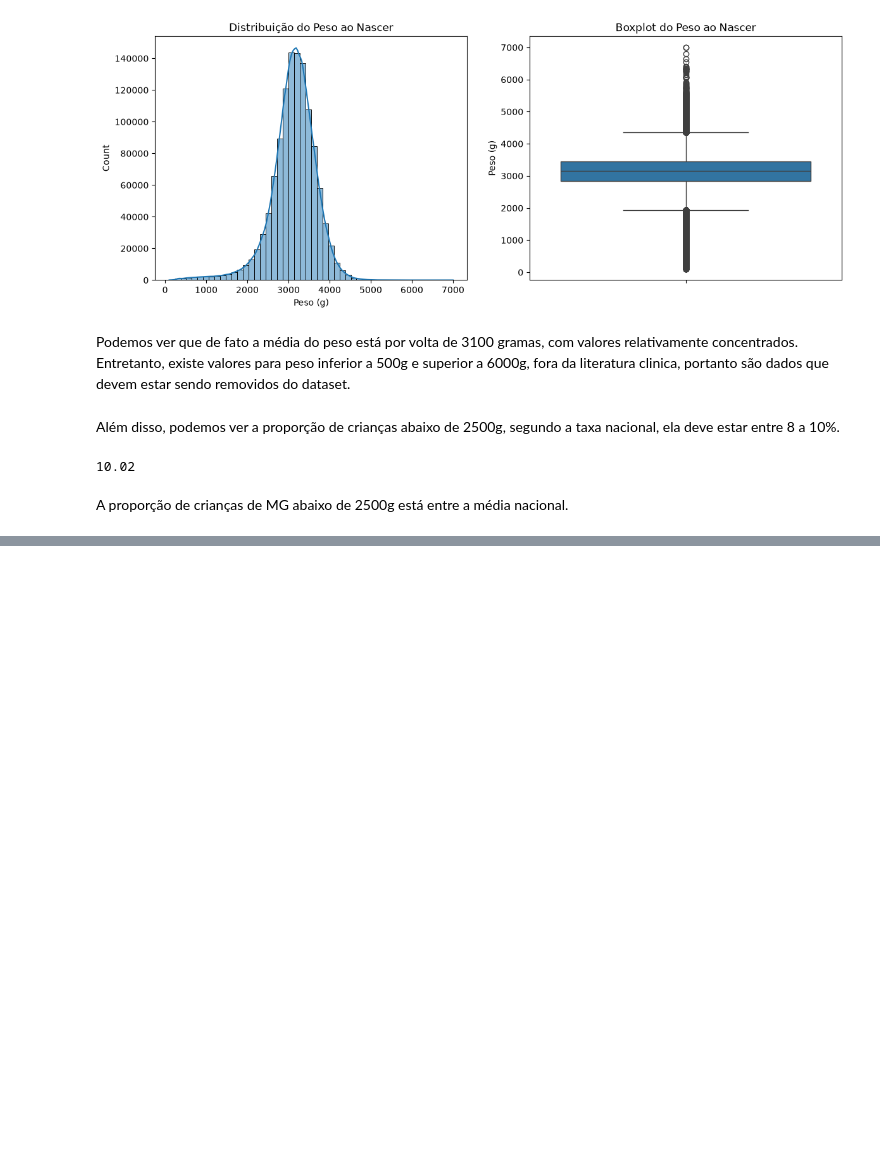
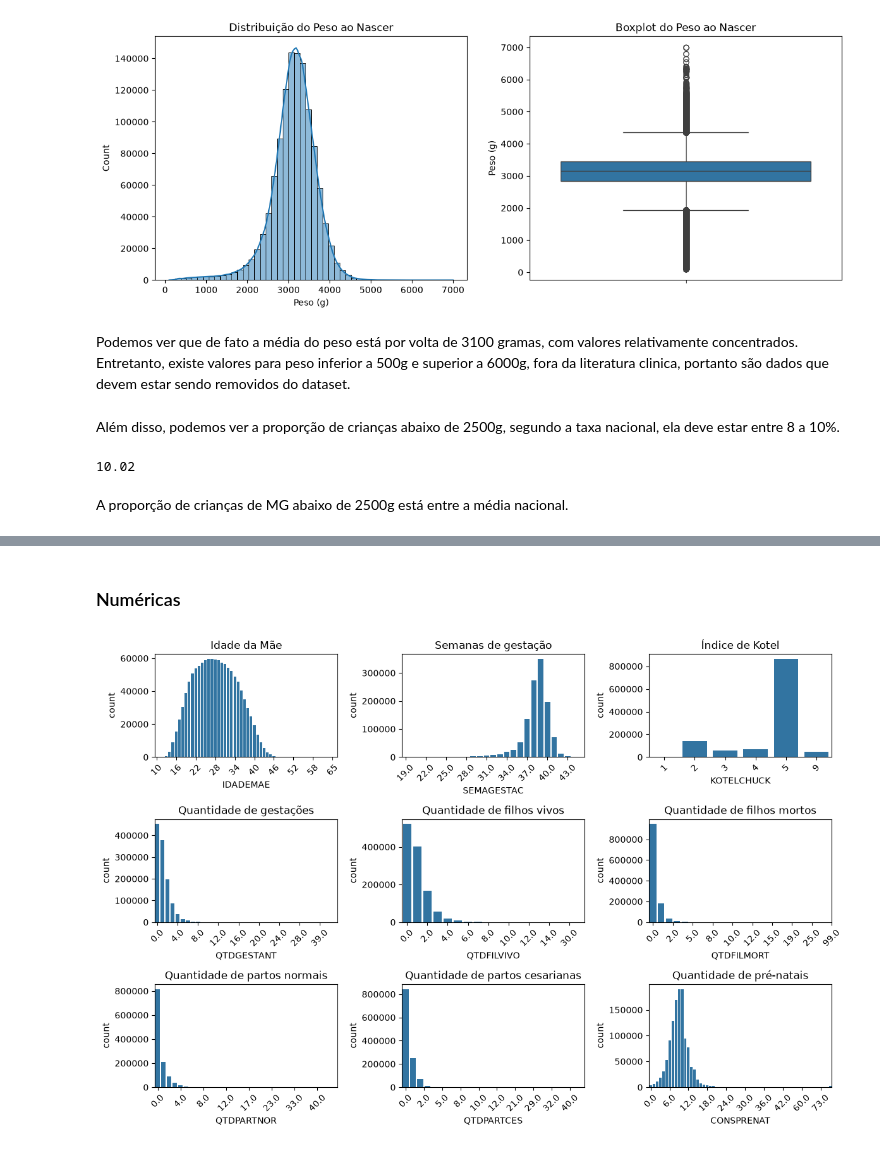
Before and after one commit to luizv55/SINASC-BirthWeight, a Jupyter notebook: main.ipynb, the cells around one changed output, grey strips where cells are left out. Drawn from its saved outputs; the diff is of its cells as text; code cells hidden in the pictures; blank space fills up the shorter version.

```diff
--- a/main.ipynb
+++ b/main.ipynb
@@ -228,0 +296,30 @@ A proporção de crianças de MG abaixo de 2500g está entre a média nacional.
+# %% [markdown]
+### Numéricas
+# %%
+fig, axes = plt.subplots(3, 3, figsize=(12, 8))
+
+colunas_titulos = {
+    'IDADEMAE': 'Idade da Mãe',
+    'SEMAGESTAC': 'Semanas de gestação',
+    'KOTELCHUCK': 'Índice de Kotel',
+    'QTDGESTANT': 'Quantidade de gestações',
+    'QTDFILVIVO': 'Quantidade de filhos vivos',
+    'QTDFILMORT': 'Quantidade de filhos mortos',
+    'QTDPARTNOR': 'Quantidade de partos normais',
+    'QTDPARTCES': 'Quantidade de partos cesarianas',
+    'CONSPRENAT': 'Quantidade de pré-natais',
+}
+
+for ax, (coluna, titulo) in zip(axes.flat, colunas_titulos.items()):
+    sns.countplot(x=df[coluna], ax=ax)
+    ax.set_title(titulo)
+    if coluna == 'KOTELCHUCK':
+        ax.xaxis.set_major_locator(ticker.MaxNLocator(6))
+    else:
+        ax.xaxis.set_major_locator(ticker.MaxNLocator(10))
+    ax.tick_params(axis='x', rotation=45)
+
+plt.tight_layout()
+plt.show()
+# %% [output]
+[figure, added]
```
Also changed, not shown: parts of 11 cells of this notebook.
